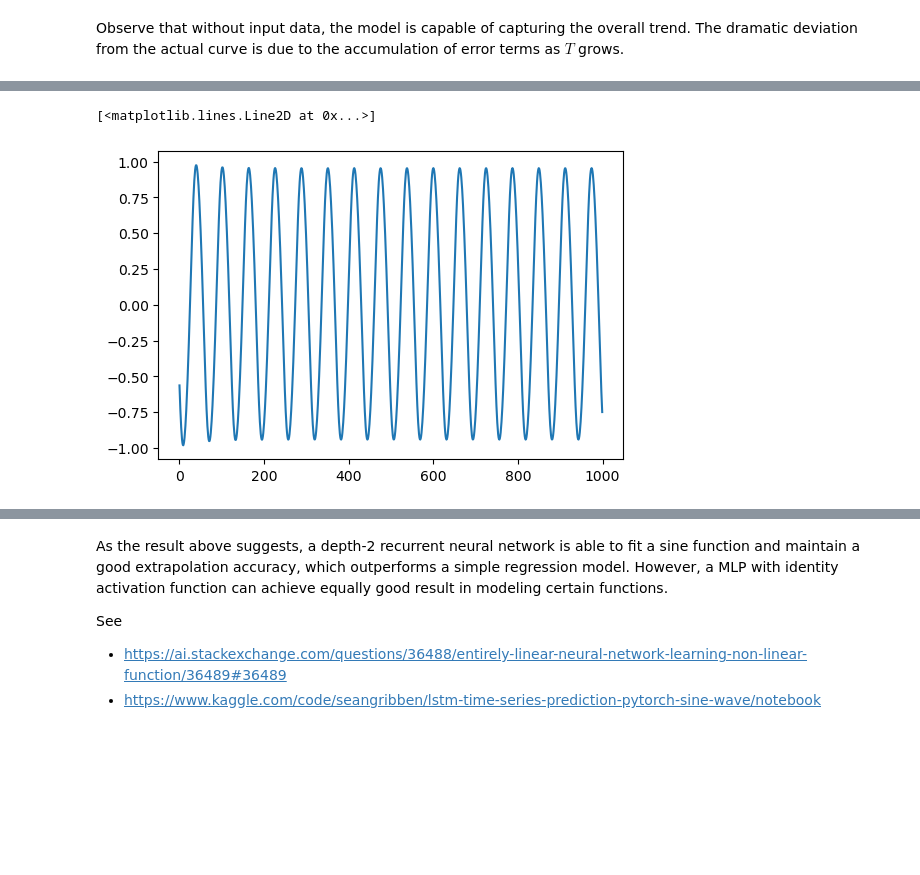
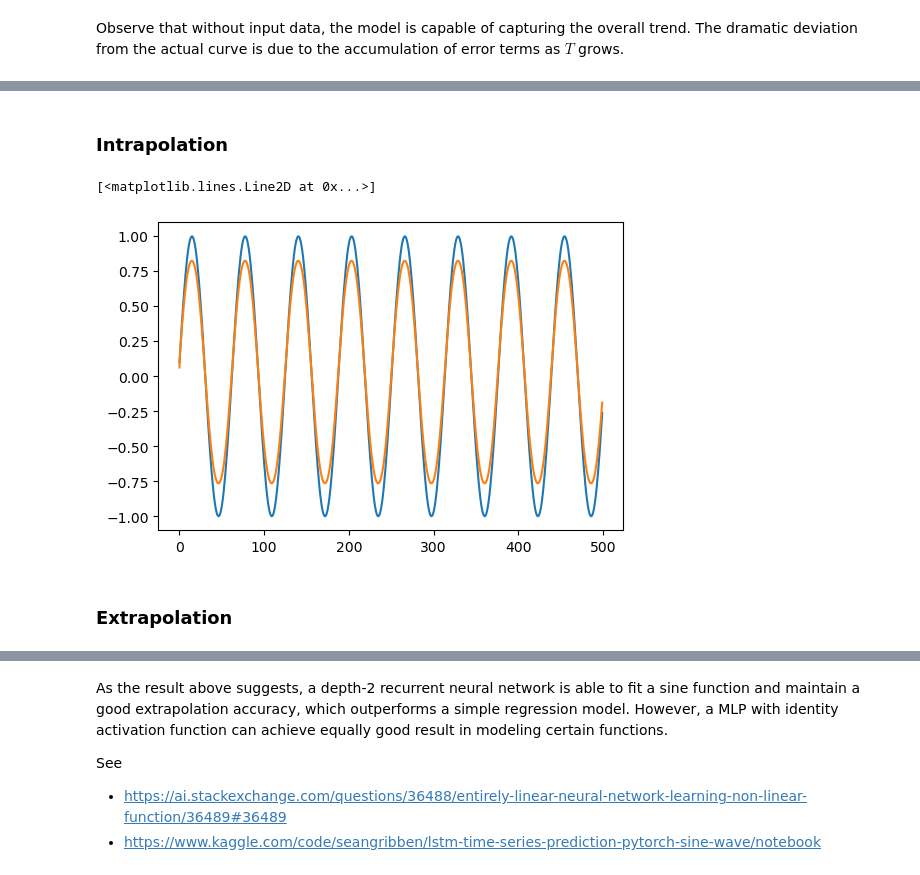
Before and after one commit to ToviTu/The_Ultimate_Guide2DS, a Jupyter notebook: Deep Learning/Recurrent_NN.ipynb, the cells around one changed output, grey strips where cells are left out. Drawn from its saved outputs; the diff is of its cells as text; code cells hidden in the pictures; blank space fills up the shorter version.

```diff
--- a/Deep Learning/Recurrent_NN.ipynb
+++ b/Deep Learning/Recurrent_NN.ipynb
@@ -175,11 +179,19 @@ plt.plot(x_hat)
-# %%
-x = torch.tensor(x_hat[-look_back:]).reshape(1,-1)
-x_hat_future = []
-for n in range(1000):
-    output = model(x)
-    x_hat_future.append(output)
-    x = torch.tensor(list(x.numpy()[0])[-look_back+1:] + [output.item()]).reshape(1,-1)
-plt.plot(torch.concat(x_hat_future).flatten().detach().numpy())
-# %% [output]
-[<matplotlib.lines.Line2D at 0x...>]
-[figure, removed]
+# %% [markdown]
+### Intrapolation
+# %%
+plt.plot(
+    data.x
+)
+state = None
+output = []
+for X in data.x:
+    pred = model(X.reshape(-1,1), state)
+    state = model.state
+    output.append(pred.item())
+
+plt.plot(output)
+# %% [output]
+[<matplotlib.lines.Line2D at 0x...>]
+[figure, added]
+# %% [markdown]
+### Extrapolation
```
Also changed, not shown: parts of 17 cells of this notebook, 1 other file.
